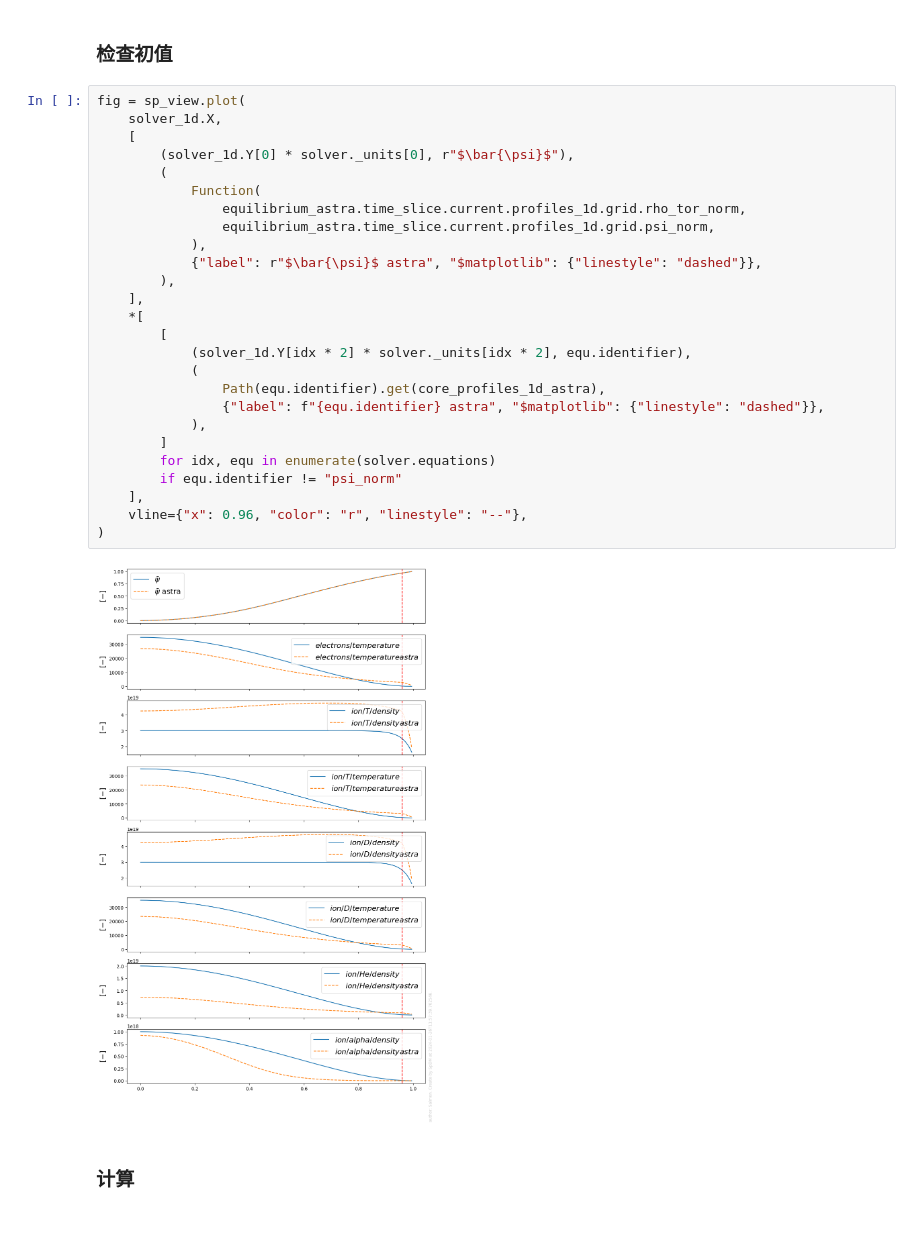
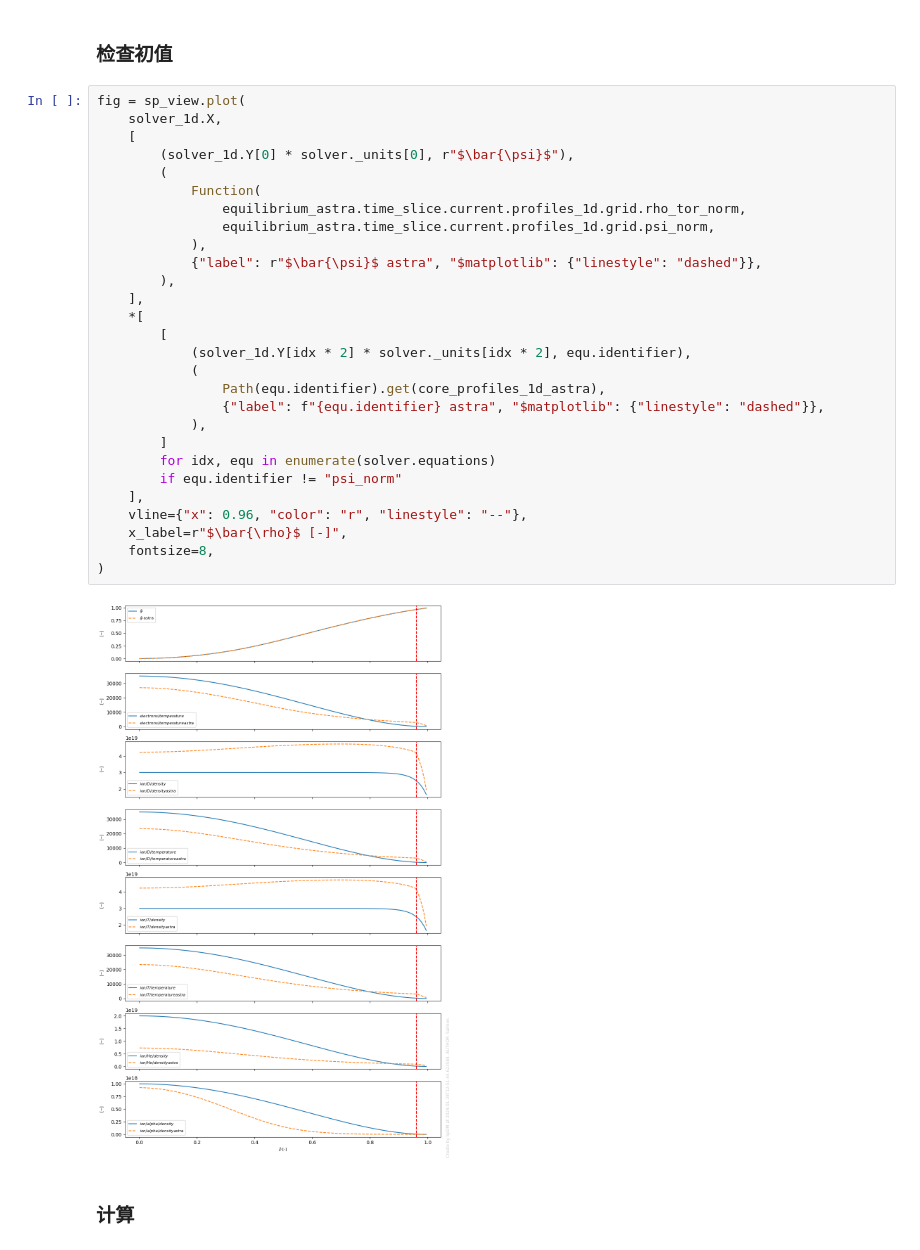
Before and after one commit to fusion-yun/fytok_old, a Jupyter notebook: examples/demo_transolver.ipynb, the cells around one changed output. Saved outputs shown, nothing was run; the diff lists cells and outputs as text.

```diff
--- a/examples/demo_transolver.ipynb
+++ b/examples/demo_transolver.ipynb
@@ -370,31 +376,33 @@ solver_1d = solver.preprocess(
 # %%
 fig = sp_view.plot(
     solver_1d.X,
     [
         (solver_1d.Y[0] * solver._units[0], r"$\bar{\psi}$"),
         (
             Function(
                 equilibrium_astra.time_slice.current.profiles_1d.grid.rho_tor_norm,
                 equilibrium_astra.time_slice.current.profiles_1d.grid.psi_norm,
             ),
             {"label": r"$\bar{\psi}$ astra", "$matplotlib": {"linestyle": "dashed"}},
         ),
     ],
     *[
         [
             (solver_1d.Y[idx * 2] * solver._units[idx * 2], equ.identifier),
             (
                 Path(equ.identifier).get(core_profiles_1d_astra),
                 {"label": f"{equ.identifier} astra", "$matplotlib": {"linestyle": "dashed"}},
             ),
         ]
         for idx, equ in enumerate(solver.equations)
         if equ.identifier != "psi_norm"
     ],
     vline={"x": 0.96, "color": "r", "linestyle": "--"},
+    x_label=r"$\bar{\rho}$ [-]",
+    fontsize=8,
 )
 # %% [output]
-[figure, old version]
+[figure, new version]
 # %% [markdown]
 ### 计算
 # %%
```
Also changed, not shown: parts of 27 cells of this notebook, 4 other files.
